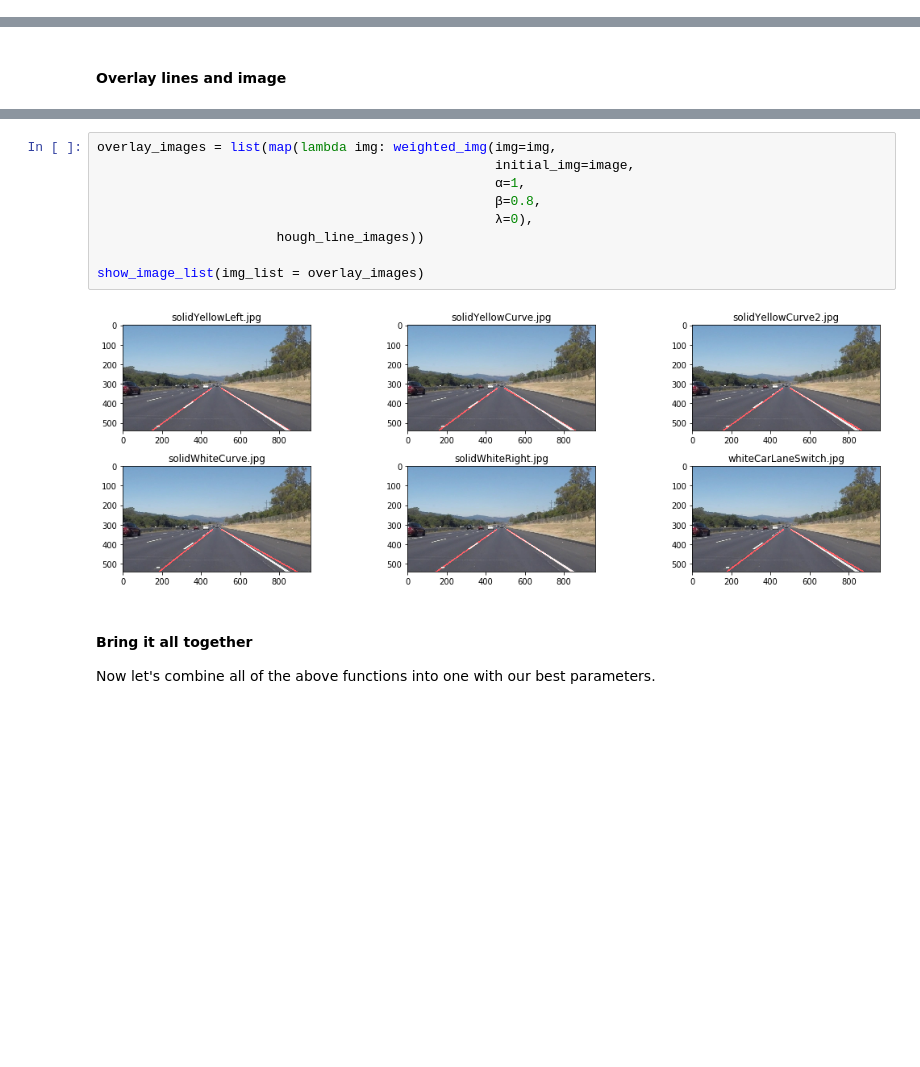
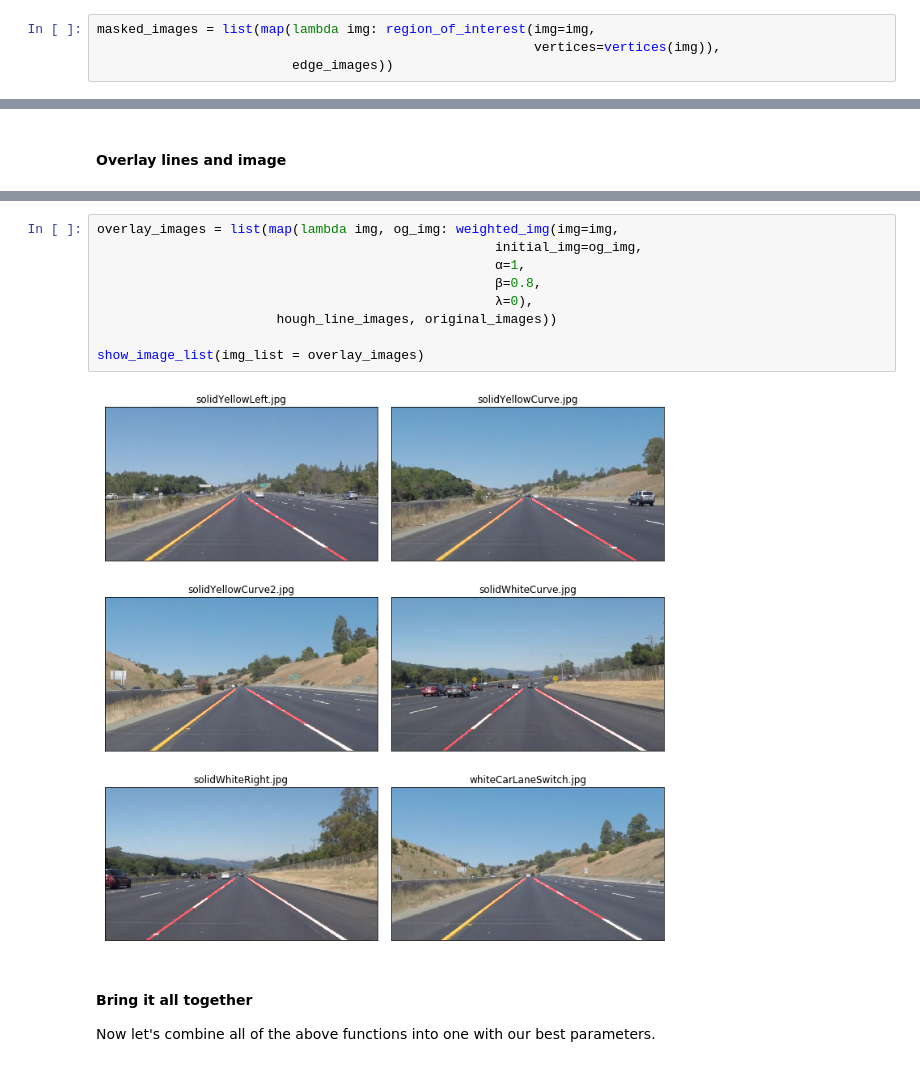
Before and after one commit to fqaiser94/Detecting_Driving_Lanes, a Jupyter notebook: Detecting_Driving_Lanes.ipynb, the cells around one changed output, grey strips where cells are left out. Cells and saved outputs as stored; diff of their text form; blank space fills up the shorter version.

```diff
--- a/Detecting_Driving_Lanes.ipynb
+++ b/Detecting_Driving_Lanes.ipynb
@@ -467,0 +330,4 @@ show_image_list(img_list = masked_images)
+# %%
+masked_images = list(map(lambda img: region_of_interest(img=img,
+                                                        vertices=vertices(img)),
+                         edge_images))
@@ -498,14 +470,14 @@ show_image_list(img_list = hough_line_images)
 # %%
-overlay_images = list(map(lambda img: weighted_img(img=img,
-                                                   initial_img=image,
+overlay_images = list(map(lambda img, og_img: weighted_img(img=img,
+                                                   initial_img=og_img,
                                                    α=1,
                                                    β=0.8,
                                                    λ=0),
-                       hough_line_images))
+                       hough_line_images, original_images))
 
 show_image_list(img_list = overlay_images)
 # %% [output]
-[figure, old version]
+[figure, new version]
 # %% [markdown]
 #### Bring it all together
 
```
Also changed, not shown: parts of 22 cells of this notebook, 3 other files.
